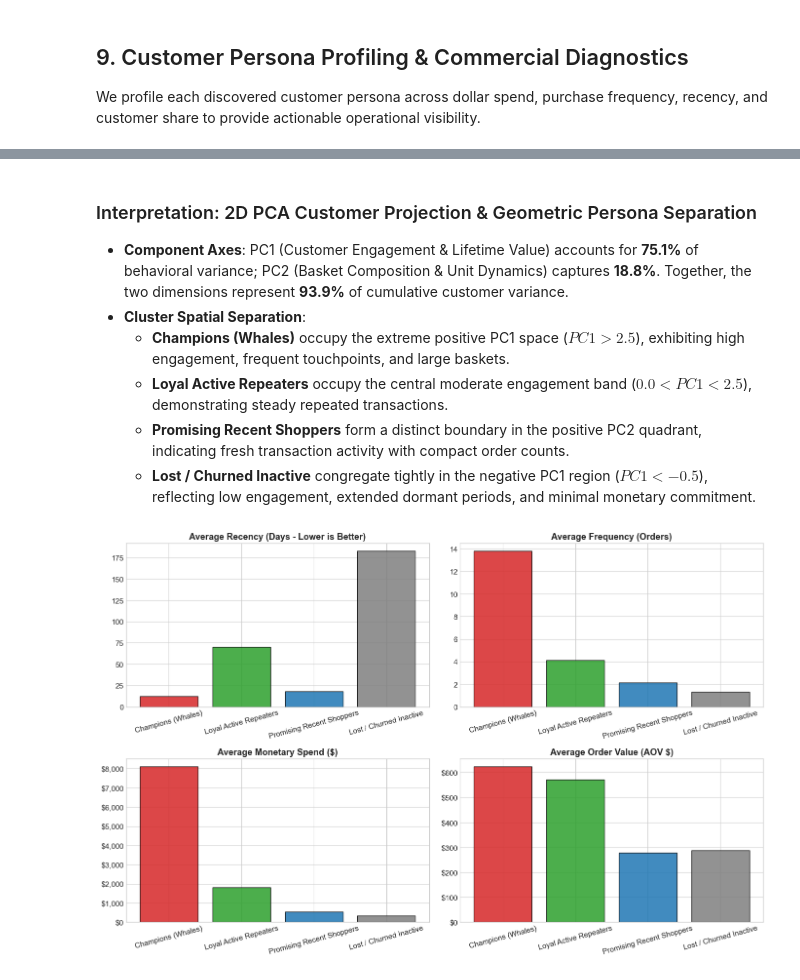
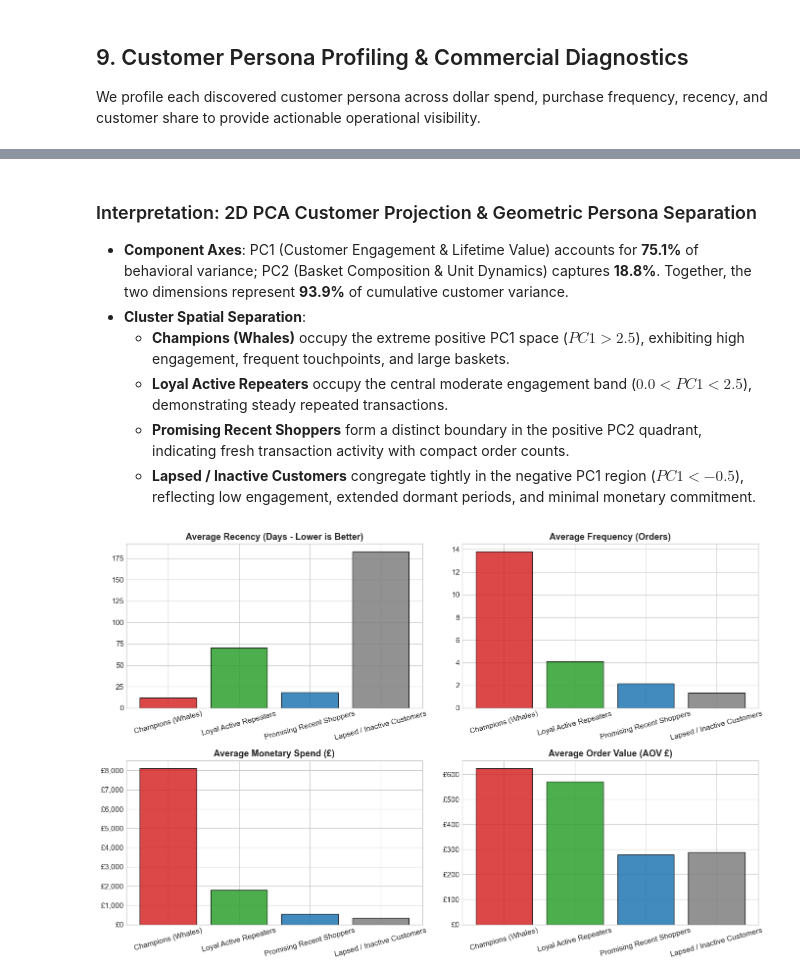
Before and after one commit to AmanBanik/capstone_DSAI_IITI, a Jupyter notebook: capstone_2_onlineretail/notebooks/01_retail_customer_segmentation.ipynb, the cells around one changed output, grey strips where cells are left out. Drawn from its saved outputs; the diff is of its cells as text; code cells hidden in the pictures.

```diff
--- a/capstone_2_onlineretail/notebooks/01_retail_customer_segmentation.ipynb
+++ b/capstone_2_onlineretail/notebooks/01_retail_customer_segmentation.ipynb
@@ -712,15 +733,24 @@ rfm_df['Cluster'] = cluster_labels
 rfm_df['PC1'] = pca_coords[:, 0]
 rfm_df['PC2'] = pca_coords[:, 1]
 
-# Dynamically rank clusters by mean monetary spend to assign personas reliably
-cluster_monetary_ranks = rfm_df.groupby('Cluster')['Monetary'].mean().sort_values(ascending=False).index.tolist()
-persona_names = [
-    'Champions (Whales)',
-    'Loyal Active Repeaters',
-    'Promising Recent Shoppers',
-    'Lost / Churned Inactive'
-]
-persona_mapping = dict(zip(cluster_monetary_ranks, persona_names))
+# Multi-metric centroid profiling to assign personas transparently across R, F, and M
+persona_mapping = {}
+for c in range(4):
+    c_df = rfm_df[rfm_df['Cluster'] == c]
+    med_r = c_df['Recency'].median()
+    med_f = c_df['Frequency'].median()
+    mean_m = c_df['Monetary'].mean()
+
+    # Grounded semantic assignment based on multi-dimensional centroid rules
+    if med_f >= 5 and mean_m > 4000:
+        persona_mapping[c] = 'Champions (Whales)'
+    elif med_f >= 3 and mean_m > 1200:
+        persona_mapping[c] = 'Loyal Active Repeaters'
+    elif med_r <= 30 and med_f <= 3:
+        persona_mapping[c] = 'Promising Recent Shoppers'
+    else:
+        persona_mapping[c] = 'Lapsed / Inactive Customers'
+
 rfm_df['Persona'] = rfm_df['Cluster'].map(persona_mapping)
 
 # Export Iteration 05: Final segmented customer entity table
@@ -800,40 +830,40 @@ plt.show()
   - **Champions (Whales)** occupy the extreme positive PC1 space ($PC1 > 2.5$), exhibiting high engagement, frequent touchpoints, and large baskets.
   - **Loyal Active Repeaters** occupy the central moderate engagement band ($0.0 < PC1 < 2.5$), demonstrating steady repeated transactions.
   - **Promising Recent Shoppers** form a distinct boundary in the positive PC2 quadrant, indicating fresh transaction activity with compact order counts.
-  - **Lost / Churned Inactive** congregate tightly in the negative PC1 region ($PC1 < -0.5$), reflecting low engagement, extended dormant periods, and minimal monetary commitment.
+  - **Lapsed / Inactive Customers** congregate tightly in the negative PC1 region ($PC1 < -0.5$), reflecting low engagement, extended dormant periods, and minimal monetary commitment.
 # %%
 # Step 9.3: Plot Persona Profile Comparison Across Core Metrics
 metrics_plot_df = cluster_summary.set_index('Persona')[['Mean_Recency', 'Mean_Frequency', 'Mean_Monetary', 'Mean_AOV']]
 
 fig, axes = plt.subplots(2, 2, figsize=(14, 9))
 
 # Recency
 axes[0, 0].bar(metrics_plot_df.index, metrics_plot_df['Mean_Recency'], color=['#d62728', '#2ca02c', '#1f77b4', '#7f7f7f'], edgecolor='black', alpha=0.85)
 axes[0, 0].set_title('Average Recency (Days - Lower is Better)', fontweight='bold')
 axes[0, 0].tick_params(axis='x', rotation=15)
 
 # Frequency
 axes[0, 1].bar(metrics_plot_df.index, metrics_plot_df['Mean_Frequency'], color=['#d62728', '#2ca02c', '#1f77b4', '#7f7f7f'], edgecolor='black', alpha=0.85)
 axes[0, 1].set_title('Average Frequency (Orders)', fontweight='bold')
 axes[0, 1].tick_params(axis='x', rotation=15)
 
 # Monetary
 axes[1, 0].bar(metrics_plot_df.index, metrics_plot_df['Mean_Monetary'], color=['#d62728', '#2ca02c', '#1f77b4', '#7f7f7f'], edgecolor='black', alpha=0.85)
-axes[1, 0].set_title('Average Monetary Spend ($)', fontweight='bold')
-axes[1, 0].yaxis.set_major_formatter('${x:,.0f}')
+axes[1, 0].set_title('Average Monetary Spend (£)', fontweight='bold')
+axes[1, 0].yaxis.set_major_formatter('£{x:,.0f}')
 axes[1, 0].tick_params(axis='x', rotation=15)
 
 # AOV
 axes[1, 1].bar(metrics_plot_df.index, metrics_plot_df['Mean_AOV'], color=['#d62728', '#2ca02c', '#1f77b4', '#7f7f7f'], edgecolor='black', alpha=0.85)
-axes[1, 1].set_title('Average Order Value (AOV $)', fontweight='bold')
-axes[1, 1].yaxis.set_major_formatter('${x:,.0f}')
+axes[1, 1].set_title('Average Order Value (AOV £)', fontweight='bold')
+axes[1, 1].yaxis.set_major_formatter('£{x:,.0f}')
 axes[1, 1].tick_params(axis='x', rotation=15)
 
 plt.tight_layout()
 plt.savefig(PLOTS_DIR / '11_cluster_persona_metrics.png', dpi=300, bbox_inches='tight')
 plt.show()
 # %% [output]
-[figure, old version]
+[figure, new version]
 # %% [markdown]
 ### Interpretation: Comparative Metric Profiles Across Discovered Personas
 - **Recency Spectrum**:
```
Also changed, not shown: parts of 24 cells of this notebook, 31 other files.
